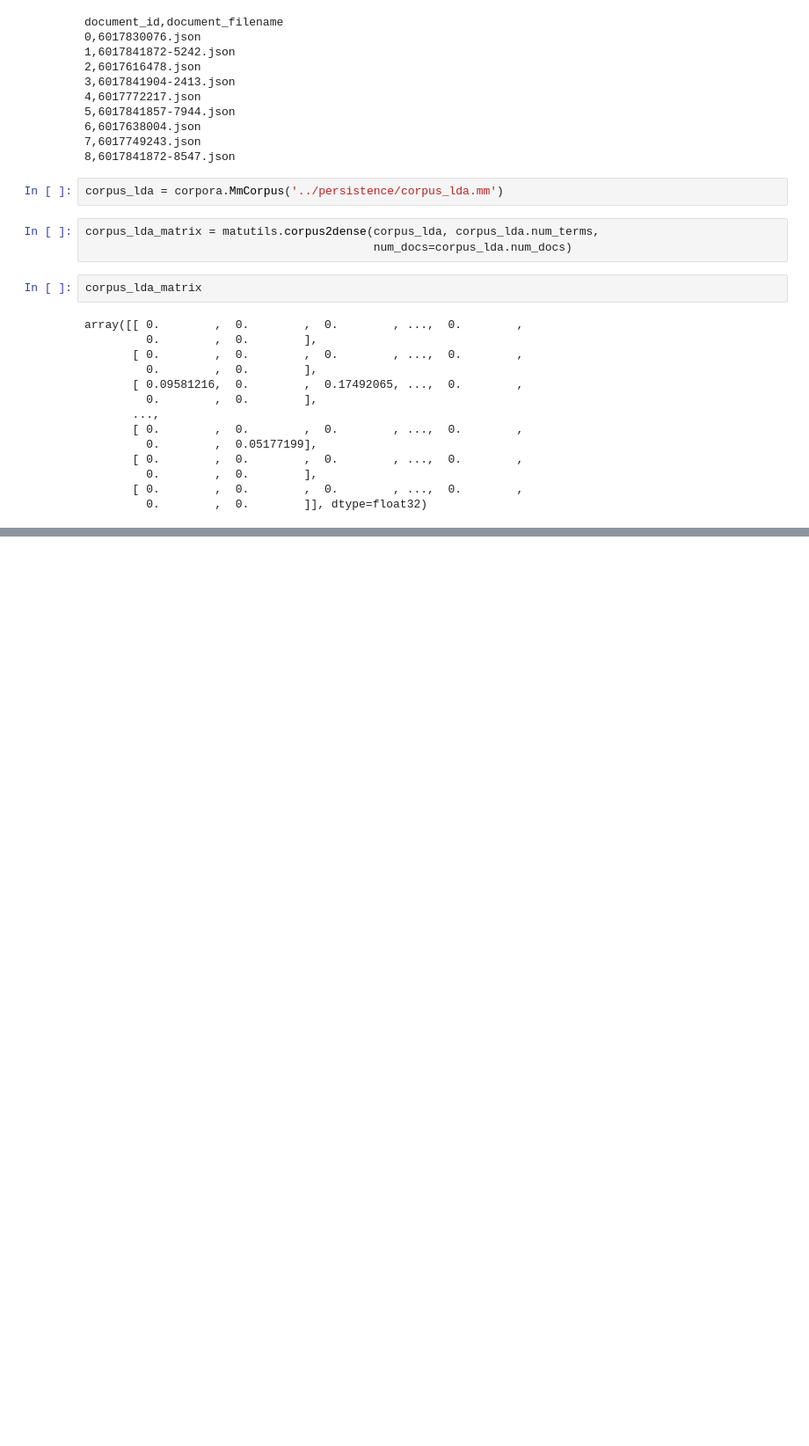
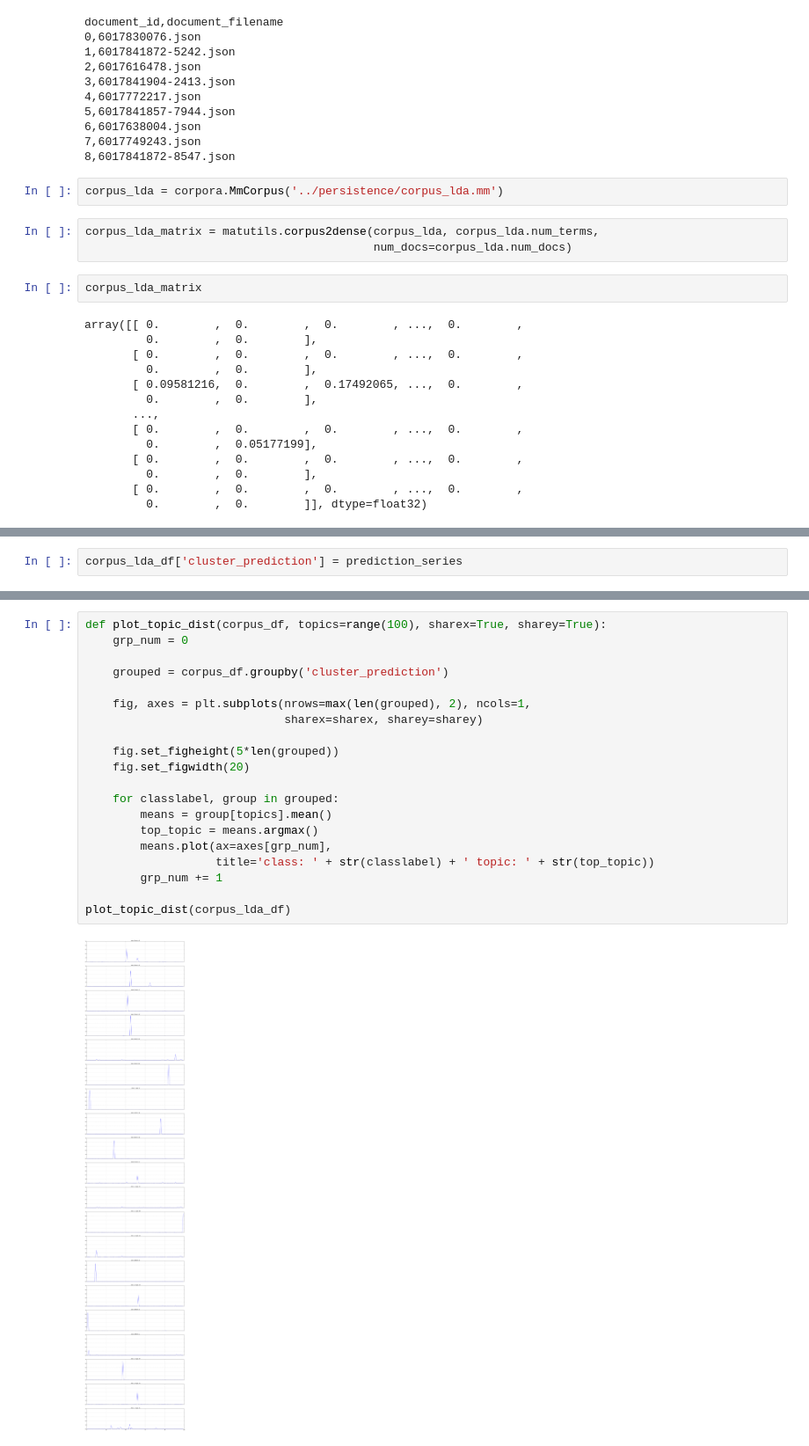
Before and after one commit to sunlightlabs/fcc-net-neutrality-comments, a Jupyter notebook: notebooks/analyzing_corpora.ipynb, the cells around one changed output, grey strips where cells are left out. Shown at 88% size. Drawn from its saved outputs; the diff is of its cells as text; blank space fills up the shorter version.

```diff
--- a/notebooks/analyzing_corpora.ipynb
+++ b/notebooks/analyzing_corpora.ipynb
@@ -253,0 +458,2 @@ Minibatch iteration 15/100: mean batch inertia: 1309.061231, ewa inertia: 1309.0
+# %%
+corpus_lda_df['cluster_prediction'] = prediction_series
@@ -253,0 +491,22 @@ Minibatch iteration 15/100: mean batch inertia: 1309.061231, ewa inertia: 1309.0
+# %%
+def plot_topic_dist(corpus_df, topics=range(100), sharex=True, sharey=True):
+    grp_num = 0
+
+    grouped = corpus_df.groupby('cluster_prediction')
+
+    fig, axes = plt.subplots(nrows=max(len(grouped), 2), ncols=1,
+                             sharex=sharex, sharey=sharey)
+
+    fig.set_figheight(5*len(grouped))
+    fig.set_figwidth(20)
+
+    for classlabel, group in grouped:
+        means = group[topics].mean()
+        top_topic = means.argmax()
+        means.plot(ax=axes[grp_num],
+                   title='class: ' + str(classlabel) + ' topic: ' + str(top_topic))
+        grp_num += 1
+
+plot_topic_dist(corpus_lda_df)
+# %% [output]
+[figure, added]
```
Also changed, not shown: parts of 83 cells of this notebook, 6 other files.
